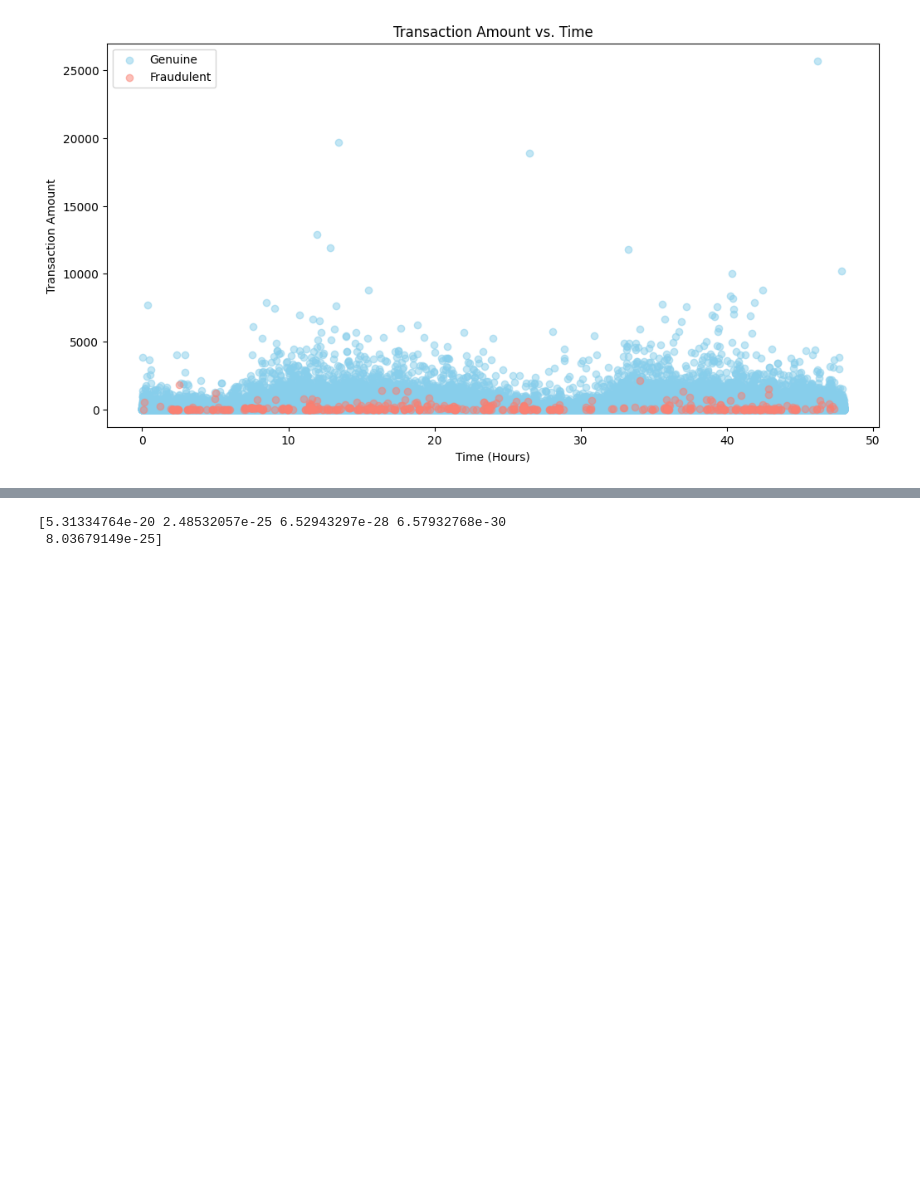
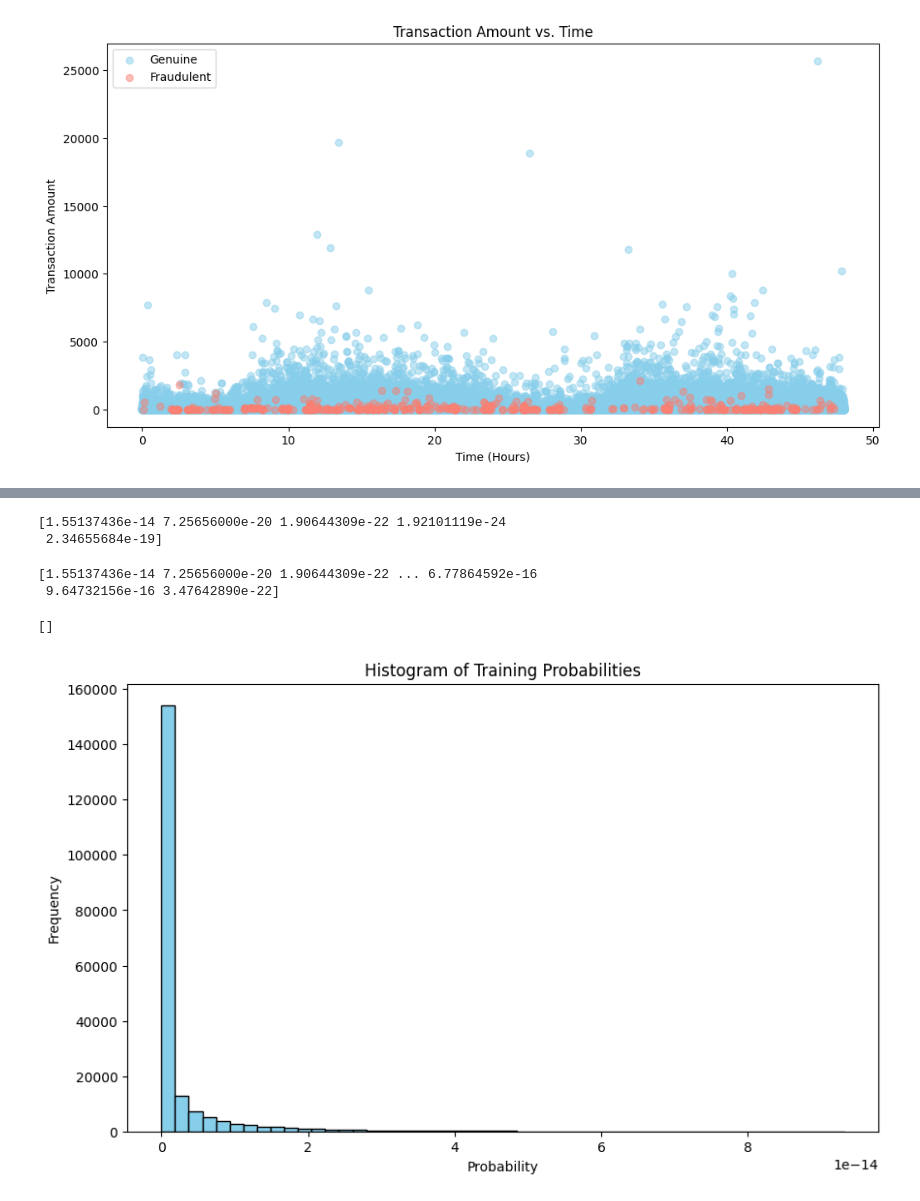
Before and after one commit to mosahle7/ML, a Jupyter notebook: Credit Card Fraud Detection.ipynb, the cells around one changed output, grey strips where cells are left out. Cells and saved outputs as stored; diff of their text form; code cells hidden in the pictures; blank space fills up the shorter version.

Commit message:
Kaggle Notebook | Credit Card Fraud Detection | Gaussian Failed!

```diff
--- a/Credit Card Fraud Detection.ipynb
+++ b/Credit Card Fraud Detection.ipynb
@@ -175,23 +185,44 @@ array([[ 8.05890000e+04, -6.83511136e-01,  1.29830589e+00, ...,
 # %%
-def estimate_meanvar(X_train_arr):
-    m, n = X_train_arr.shape
-    means = np.mean(X_train_arr, axis=0)
-    variances = np.var(X_train_arr, axis=0)
+def estimate_meanvar(X_train):
+    m, n = X_train.shape
+    means = np.mean(X_train, axis=0)
+    variances = np.var(X_train, axis=0)
     return means, variances
 # %%
+# def eqn(x, mean, var):
+#     sd = np.sqrt(var)
+#     eq = (1/ (np.sqrt(2*np.pi) * sd)) * (np.exp(-np.square(x-mean)/(2*var)))
+#     return eq
+
 def eqn(x, mean, var):
     sd = np.sqrt(var)
-    eq = (1/ (np.sqrt(2*np.pi) * sd)) * (np.exp(-np.square(x-mean)/(2*var)))
-    return eq
+    return norm.pdf(x, mean, sd)
 # %%
-def estimate_gaussian(X_train_arr, means, variances):
-    m, n = X_train_arr.shape
-    pros = np.prod(eqn(X_train_arr, means, variances), axis=1)
+def estimate_gaussian(X_train, means, variances):
+    m, n = X_train.shape
+    pros = np.prod(eqn(X_train, means, variances), axis=1)
     return pros
 # %%
-means, variances = estimate_meanvar(X_train_arr)
-pros = estimate_gaussian(X_train_arr, means, variances)
-print(pros[:5])
+means, variances = estimate_meanvar(X_train)
+pros_train = estimate_gaussian(X_train, means, variances)
+print(pros_train[:5])
 # %% [output]
-[5.31334764e-20 2.48532057e-25 6.52943297e-28 6.57932768e-30
- 8.03679149e-25]
+[1.55137436e-14 7.25656000e-20 1.90644309e-22 1.92101119e-24
+ 2.34655684e-19]
+# %%
+means, variances = estimate_meanvar(X_train)
+pros_train = estimate_gaussian(X_train, means, variances)
+print(pros_train)
+# %% [output]
+[1.55137436e-14 7.25656000e-20 1.90644309e-22 ... 6.77864592e-16
+ 9.64732156e-16 3.47642890e-22]
+# %%
+plt.figure(figsize=(10,6))
+plt.hist(pros_train, bins=50, color='skyblue', edgecolor='black')
+plt.title('Histogram of Training Probabilities')
+plt.xlabel('Probability')
+plt.ylabel('Frequency')
+plt.plot()
+# %% [output]
+[]
+[figure, added]
```
Also changed, not shown: parts of 16 cells of this notebook.
